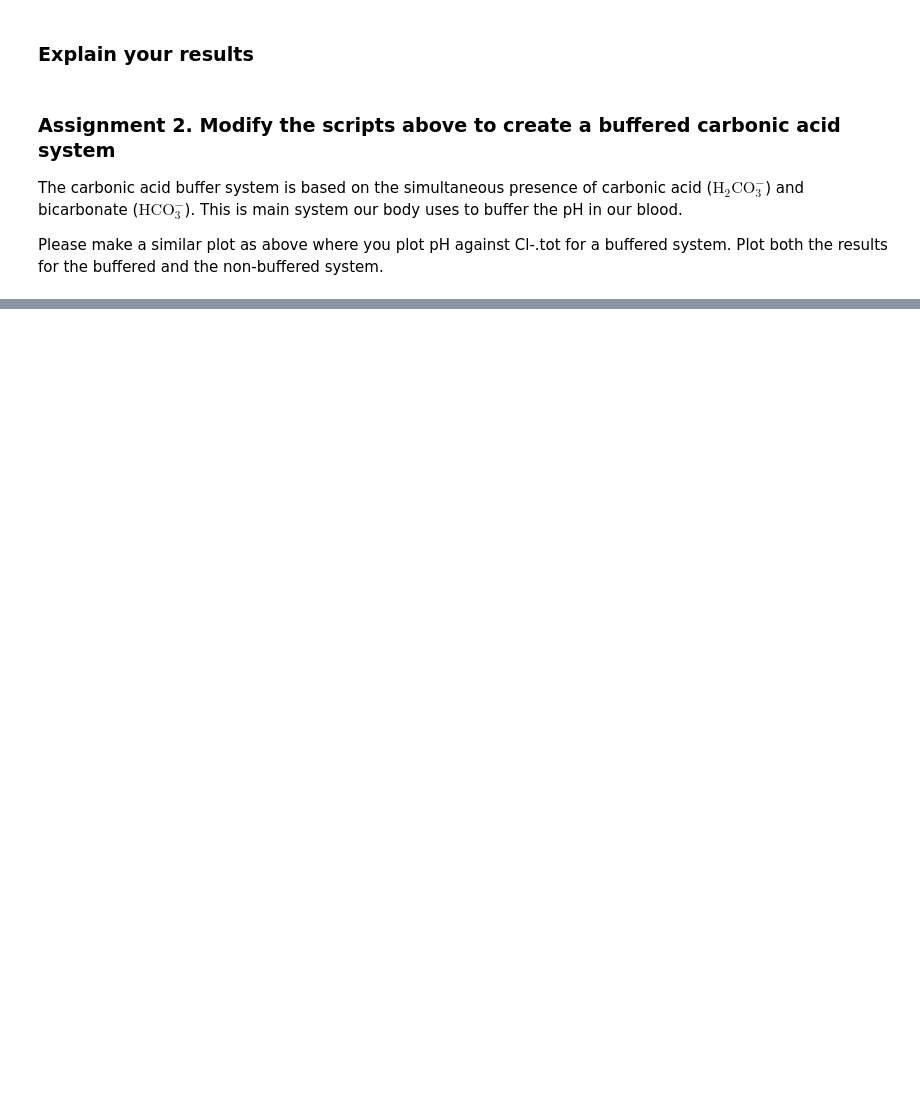
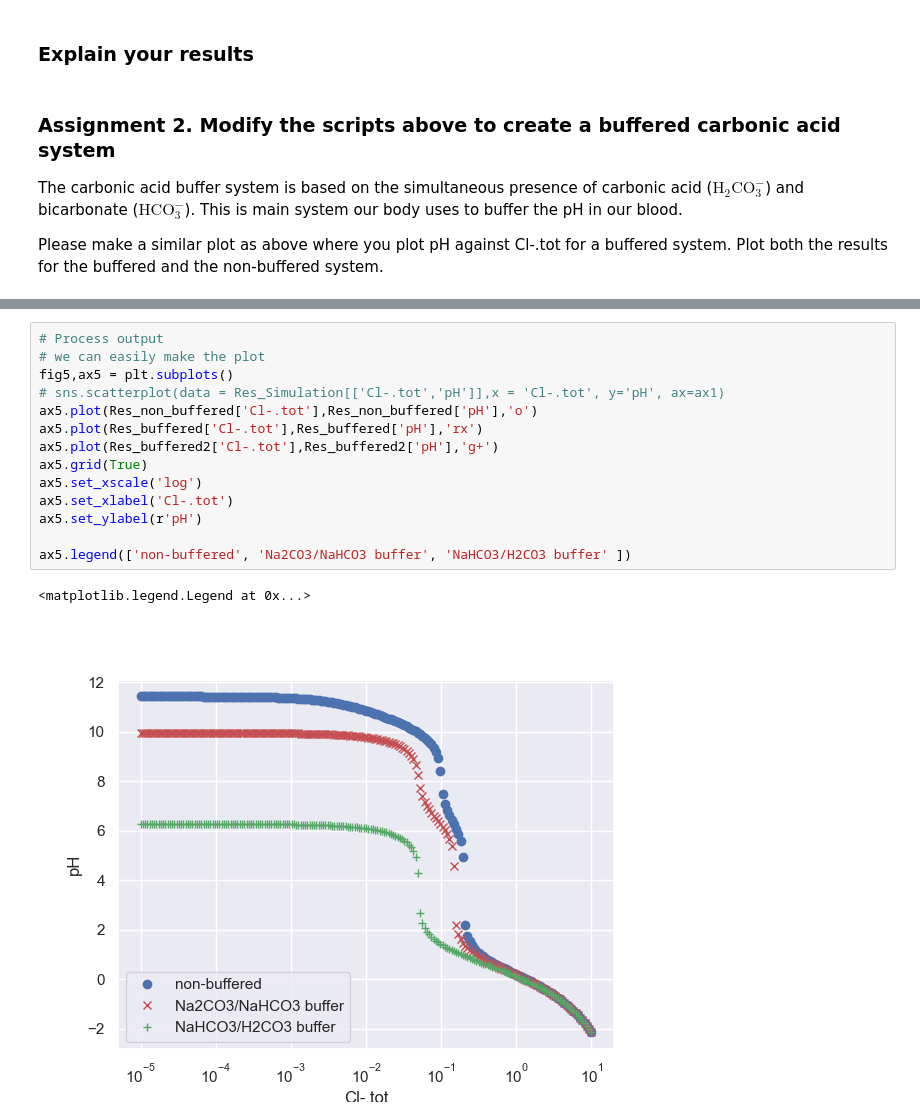
Before and after one commit to theim101/oit_chemistry_for_earth_sciences, a Jupyter notebook: chemistry_book/content/week 4.2/Week 4.2_Tutorial-1-ChemicalBuffersSystems/Tutorial 1_Carbonate_Buffer_System.ipynb, the cells around one changed output, grey strips where cells are left out. Cells and saved outputs as stored; diff of their text form; blank space fills up the shorter version.

```diff
--- a/chemistry_book/content/week 4.2/Week 4.2_Tutorial-1-ChemicalBuffersSystems/Tutorial 1_Carbonate_Buffer_System.ipynb
+++ b/chemistry_book/content/week 4.2/Week 4.2_Tutorial-1-ChemicalBuffersSystems/Tutorial 1_Carbonate_Buffer_System.ipynb
@@ -498,0 +516,17 @@ Please make a similar plot as above where you plot pH against Cl-.tot for a buff
+# %%
+# Process output
+# we can easily make the plot
+fig5,ax5 = plt.subplots()
+# sns.scatterplot(data = Res_Simulation[['Cl-.tot','pH']],x = 'Cl-.tot', y='pH', ax=ax1)
+ax5.plot(Res_non_buffered['Cl-.tot'],Res_non_buffered['pH'],'o')
+ax5.plot(Res_buffered['Cl-.tot'],Res_buffered['pH'],'rx')
+ax5.plot(Res_buffered2['Cl-.tot'],Res_buffered2['pH'],'g+')
+ax5.grid(True)
+ax5.set_xscale('log')
+ax5.set_xlabel('Cl-.tot')
+ax5.set_ylabel(r'pH')
+
+ax5.legend(['non-buffered', 'Na2CO3/NaHCO3 buffer', 'NaHCO3/H2CO3 buffer' ])
+# %% [output]
+<matplotlib.legend.Legend at 0x...>
+[figure, added]
```
Also changed, not shown: parts of 11 cells of this notebook, 32 other files.
